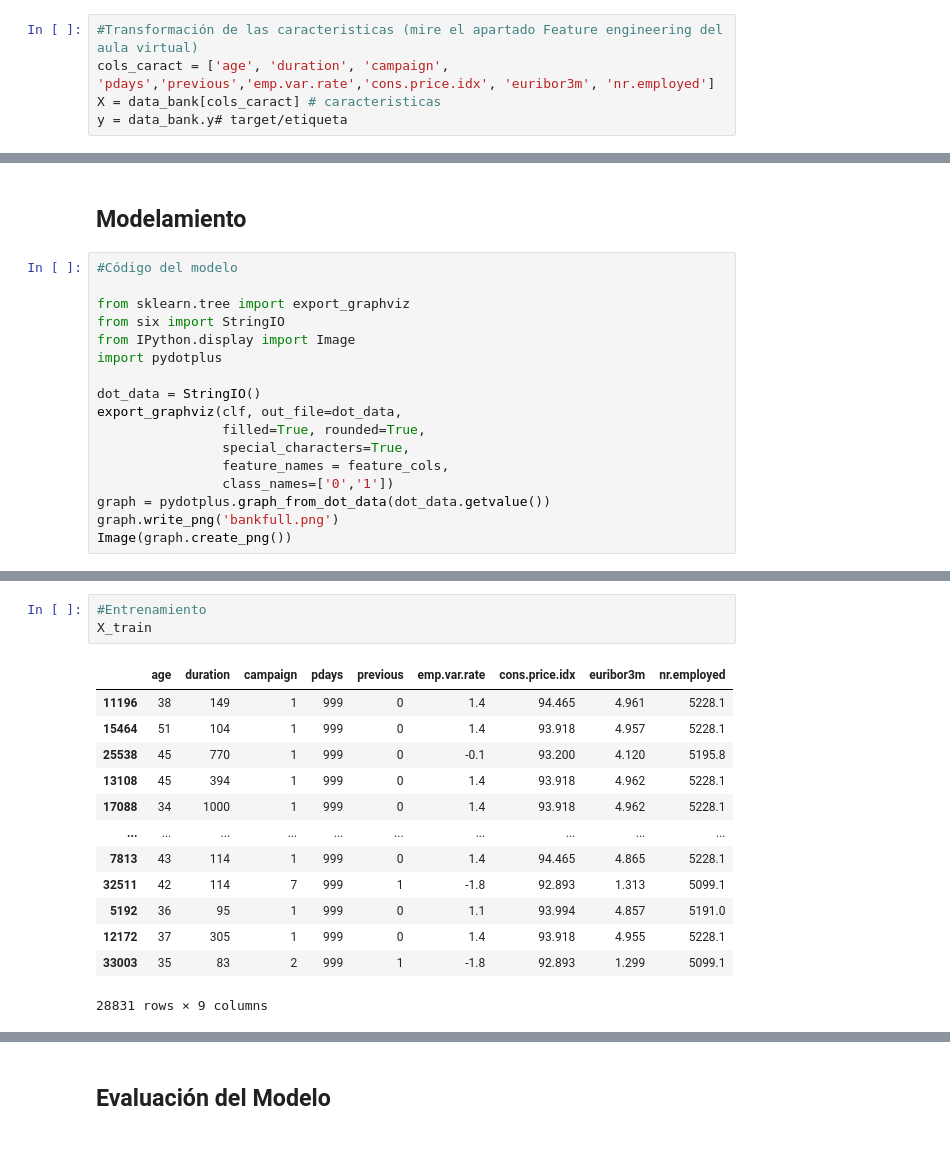
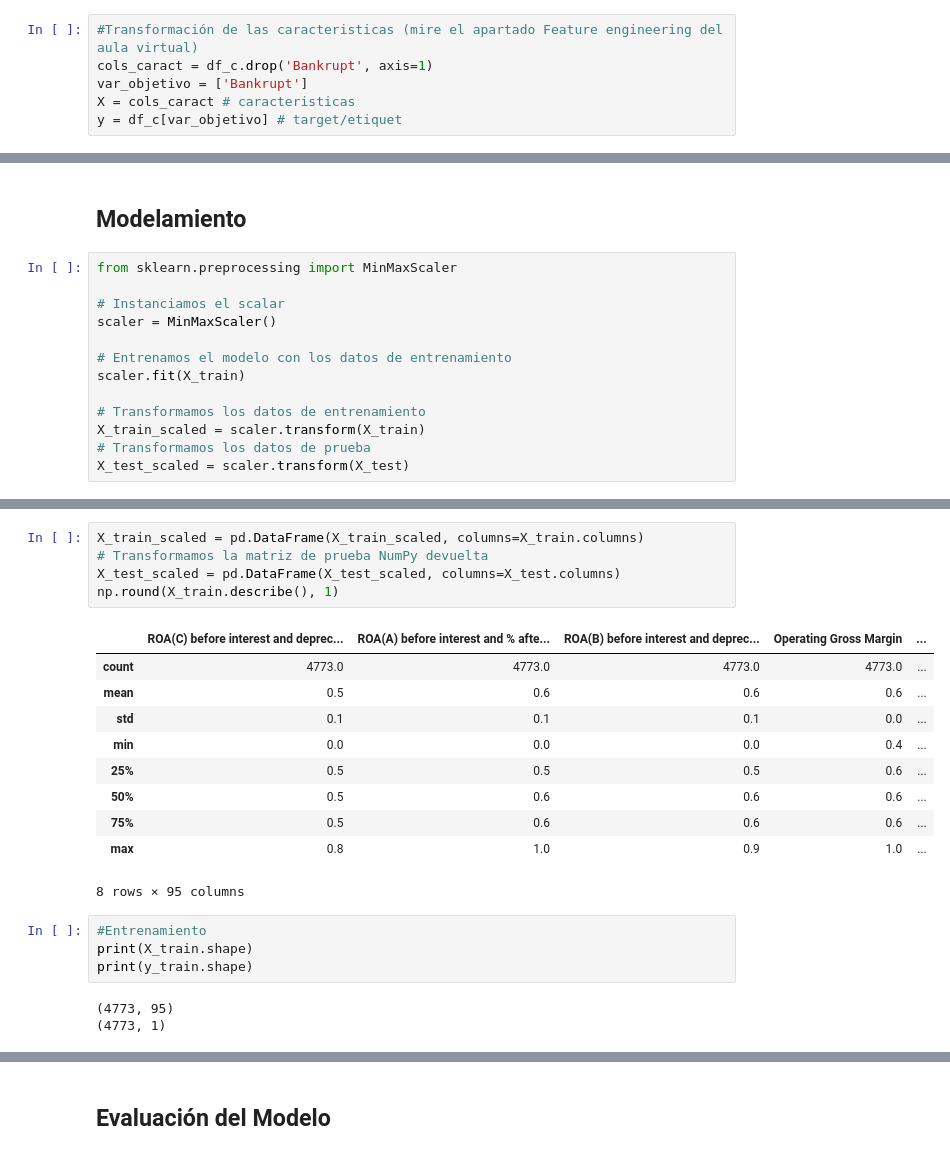
Before and after one commit to kevinpaute/HerediaPauteProyectoUnidad2, a Jupyter notebook: [NRC_6278]_Heredia_Paute_ProyectoU2.ipynb, the cells around one changed output, grey strips where cells are left out. Saved outputs shown, nothing was run; the diff lists cells and outputs as text.

Commit message:
featuring caract,

```diff
--- a/[NRC_6278]_Heredia_Paute_ProyectoU2.ipynb
+++ b/[NRC_6278]_Heredia_Paute_ProyectoU2.ipynb
@@ -215,6 +179,7 @@ data_c = data_c.drop(columns=['id','name'])
 ## Preprocesamiento del dataset. Transformaciones previas necesarias para la modelación
 # %%
 #Transformación de las caracteristicas (mire el apartado Feature engineering del aula virtual)
-cols_caract = ['age', 'duration', 'campaign', 'pdays','previous','emp.var.rate','cons.price.idx', 'euribor3m', 'nr.employed']
-X = data_bank[cols_caract] # caracteristicas
-y = data_bank.y# target/etiqueta
+cols_caract = df_c.drop('Bankrupt', axis=1)
+var_objetivo = ['Bankrupt']
+X = cols_caract # caracteristicas
+y = df_c[var_objetivo] # target/etiquet
@@ -234,19 +216,15 @@ y_pred = clf.predict(X_test)
 # %% [markdown]
 ## Modelamiento
 # %%
-#Código del modelo
+from sklearn.preprocessing import MinMaxScaler
 
-from sklearn.tree import export_graphviz
-from six import StringIO
-from IPython.display import Image
-import pydotplus
+# Instanciamos el scalar
+scaler = MinMaxScaler()
 
-dot_data = StringIO()
-export_graphviz(clf, out_file=dot_data,
-                filled=True, rounded=True,
-                special_characters=True,
-                feature_names = feature_cols,
-                class_names=['0','1'])
-graph = pydotplus.graph_from_dot_data(dot_data.getvalue())
-graph.write_png('bankfull.png')
-Image(graph.create_png())
+# Entrenamos el modelo con los datos de entrenamiento
+scaler.fit(X_train)
+
+# Transformamos los datos de entrenamiento
+X_train_scaled = scaler.transform(X_train)
+# Transformamos los datos de prueba
+X_test_scaled = scaler.transform(X_test)
@@ -255,19 +291,25 @@ ModuleNotFoundError: No module named 'pydotplus'
+# %%
+X_train_scaled = pd.DataFrame(X_train_scaled, columns=X_train.columns)
+# Transformamos la matriz de prueba NumPy devuelta
+X_test_scaled = pd.DataFrame(X_test_scaled, columns=X_test.columns)
+np.round(X_train.describe(), 1)
+# %% [output]
+|  | ROA(C) before interest and deprec... | ROA(A) before interest and % afte... | ROA(B) before interest and deprec... | Operating Gross Margin | ... |
+| count | 4773.0 | 4773.0 | 4773.0 | 4773.0 | ... |
+| mean | 0.5 | 0.6 | 0.6 | 0.6 | ... |
+| std | 0.1 | 0.1 | 0.1 | 0.0 | ... |
+| min | 0.0 | 0.0 | 0.0 | 0.4 | ... |
+| 25% | 0.5 | 0.5 | 0.5 | 0.6 | ... |
+| 50% | 0.5 | 0.6 | 0.6 | 0.6 | ... |
+| 75% | 0.5 | 0.6 | 0.6 | 0.6 | ... |
+| max | 0.8 | 1.0 | 0.9 | 1.0 | ... |
+8 rows × 95 columns
 # %%
 #Entrenamiento
-X_train
+print(X_train.shape)
+print(y_train.shape)
 # %% [output]
-|  | age | duration | campaign | pdays | previous | emp.var.rate | cons.price.idx | euribor3m | nr.employed |
-| 11196 | 38 | 149 | 1 | 999 | 0 | 1.4 | 94.465 | 4.961 | 5228.1 |
-| 15464 | 51 | 104 | 1 | 999 | 0 | 1.4 | 93.918 | 4.957 | 5228.1 |
-| 25538 | 45 | 770 | 1 | 999 | 0 | -0.1 | 93.200 | 4.120 | 5195.8 |
-| 13108 | 45 | 394 | 1 | 999 | 0 | 1.4 | 93.918 | 4.962 | 5228.1 |
-| 17088 | 34 | 1000 | 1 | 999 | 0 | 1.4 | 93.918 | 4.962 | 5228.1 |
-| ... | ... | ... | ... | ... | ... | ... | ... | ... | ... |
-| 7813 | 43 | 114 | 1 | 999 | 0 | 1.4 | 94.465 | 4.865 | 5228.1 |
-| 32511 | 42 | 114 | 7 | 999 | 1 | -1.8 | 92.893 | 1.313 | 5099.1 |
-| 5192 | 36 | 95 | 1 | 999 | 0 | 1.1 | 93.994 | 4.857 | 5191.0 |
-| 12172 | 37 | 305 | 1 | 999 | 0 | 1.4 | 93.918 | 4.955 | 5228.1 |
-| 33003 | 35 | 83 | 2 | 999 | 1 | -1.8 | 92.893 | 1.299 | 5099.1 |
-28831 rows × 9 columns
+(4773, 95)
+(4773, 1)
 # %%
 #Test
```
Also changed, not shown: parts of 18 cells of this notebook.
